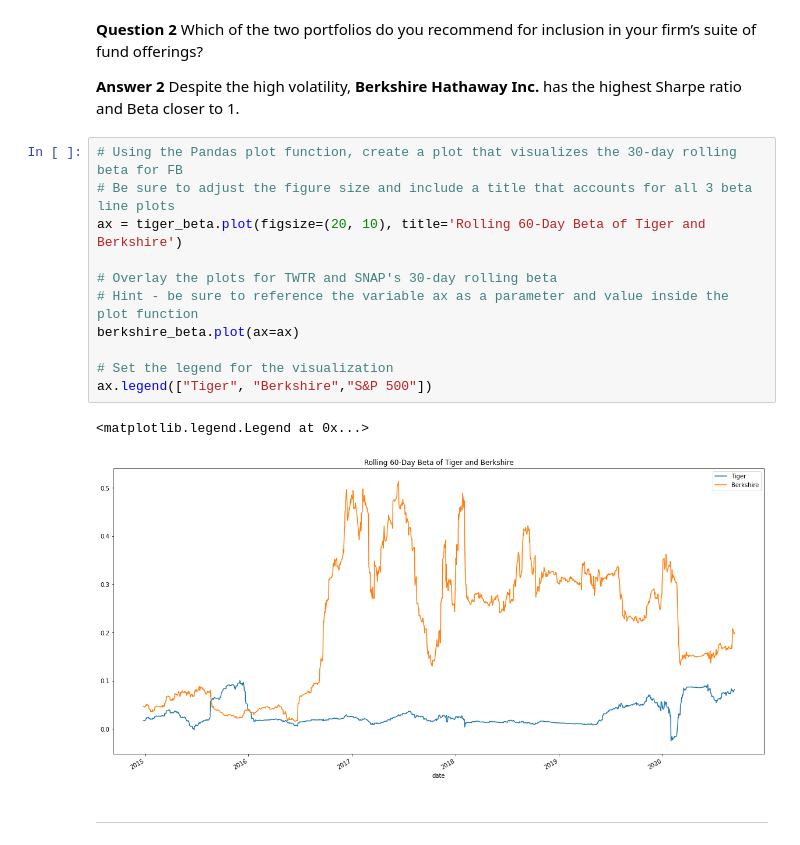
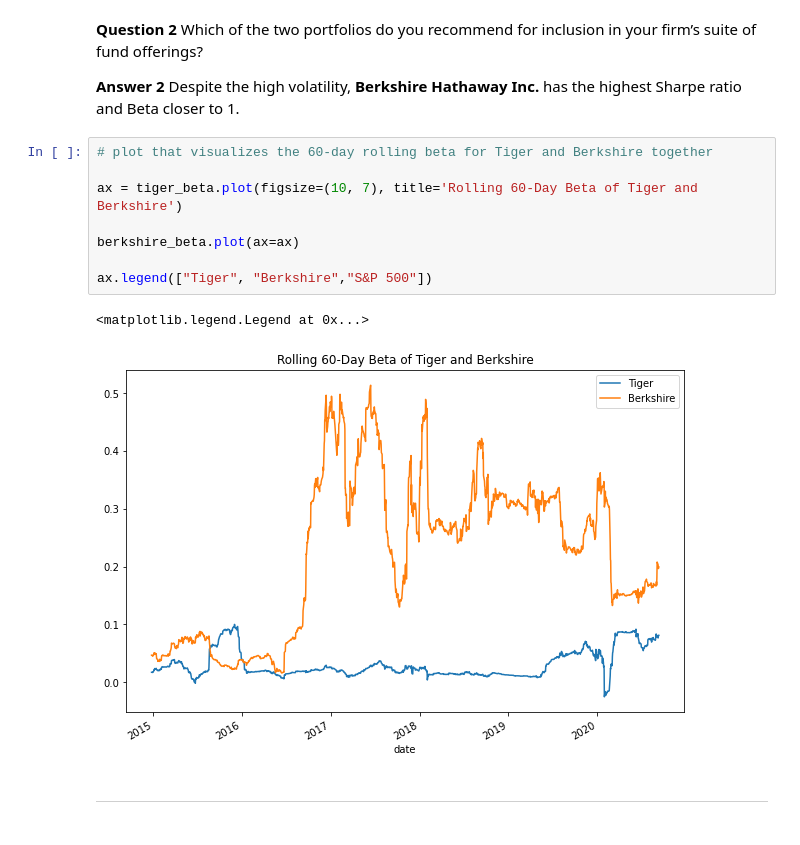
Before and after one commit to MagdaSvim/risk_return_analysis, a Jupyter notebook: risk_return_analysis.ipynb, the cells around one changed output. Cells and saved outputs as stored; diff of their text form.

```diff
--- a/risk_return_analysis.ipynb
+++ b/risk_return_analysis.ipynb
@@ -521,18 +364,15 @@ berkshire_beta.plot(figsize=(10,7), title="Berkshire Hathaway Inc. - 60-day Roll
 
 **Answer 2** Despite the high volatility, **Berkshire Hathaway Inc.** has the highest Sharpe ratio and Beta closer to 1.
 # %%
-# Using the Pandas plot function, create a plot that visualizes the 30-day rolling beta for FB
-# Be sure to adjust the figure size and include a title that accounts for all 3 beta line plots
-ax = tiger_beta.plot(figsize=(20, 10), title='Rolling 60-Day Beta of Tiger and Berkshire')
+# plot that visualizes the 60-day rolling beta for Tiger and Berkshire together
 
-# Overlay the plots for TWTR and SNAP's 30-day rolling beta
-# Hint - be sure to reference the variable ax as a parameter and value inside the plot function
+ax = tiger_beta.plot(figsize=(10, 7), title='Rolling 60-Day Beta of Tiger and Berkshire')
+
 berkshire_beta.plot(ax=ax)
 
-# Set the legend for the visualization
 ax.legend(["Tiger", "Berkshire","S&P 500"])
 # %% [output]
 <matplotlib.legend.Legend at 0x...>
-[figure, old version]
+[figure, new version]
 # %% [markdown]
 ---
```
Also changed, not shown: parts of 89 cells of this notebook, 1 other file.
